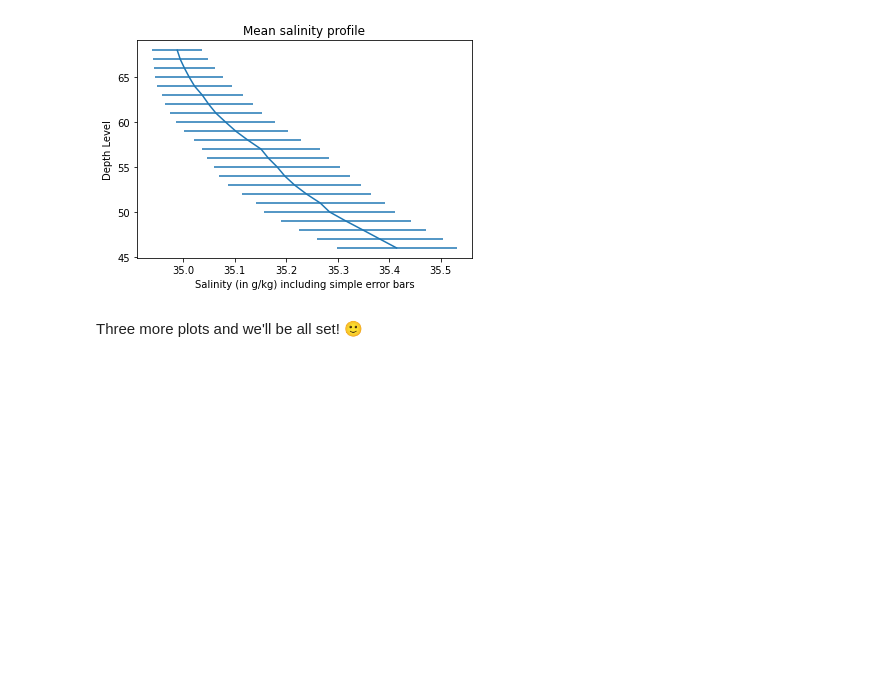
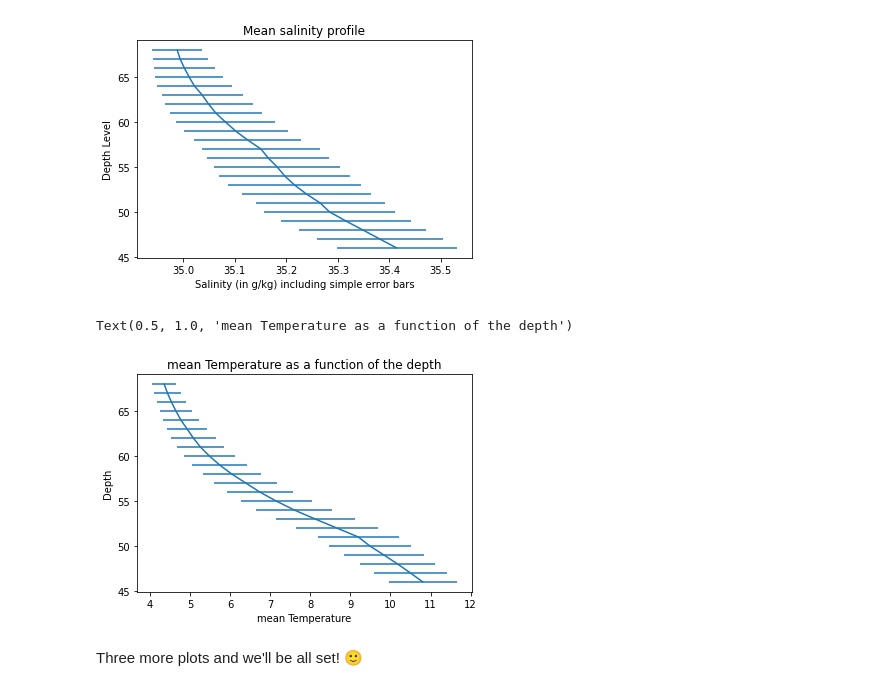
Before and after one commit to frouge1/2022_Intro_Python, a Jupyter notebook: Exercises/W2_S1.ipynb, the cells around one changed output. Cells and saved outputs as stored; diff of their text form; code cells hidden in the pictures; blank space fills up the shorter version.

```diff
--- a/Exercises/W2_S1.ipynb
+++ b/Exercises/W2_S1.ipynb
@@ -75,7 +75,7 @@ files
 # %% [markdown]
 Then, load the files as `numpy` arrays, for instance using list comprehension
 # %%
-P,T,level,date,lat,lon,S = [np.load(files[i]) for i in range(7)]
+P,lat,level,date,T,lon,S = [np.load(files[i]) for i in range(7)]
 # %% [markdown]
 **Q2) Recreate the `level` array using `np.arange` and `np.linspace`**
 
@@ -243,0 +235,4 @@ ___
+# %%
+mean_T = np.mean(T,axis=1)
+print(mean_T.shape)
+print(level.shape)
@@ -247,0 +248,7 @@ ___ = ___.___(___,___)
+# %%
+T_std = np.std(T,axis=1)
+S_std = np.std(S,axis=1)
+P_std = np.std(P,axis=1)
+rel_dens_std = np.std(rel_dens,axis=1)
+print(S_std.shape)
+print(level.shape)
@@ -258,9 +268,12 @@ Hint 2: You should get plots similar to the one below
 # %% [markdown]
 ![Salinity_mean.png](embedded-picture-1)
 # %%
-plt.errorbar(___,___,xerr=___)
-plt.xlabel(___)
-plt.ylabel(___)
-plt.title(___)
+plt.errorbar(mean_T,level,xerr=T_std)
+plt.xlabel("mean Temperature")
+plt.ylabel("Depth")
+plt.title("mean Temperature as a function of the depth")
+# %% [output]
+Text(0.5, 1.0, 'mean Temperature as a function of the depth')
+[figure, added]
 # %% [markdown]
 Three more plots and we'll be all set! 🙂
```
Also changed, not shown: parts of 18 cells of this notebook.
